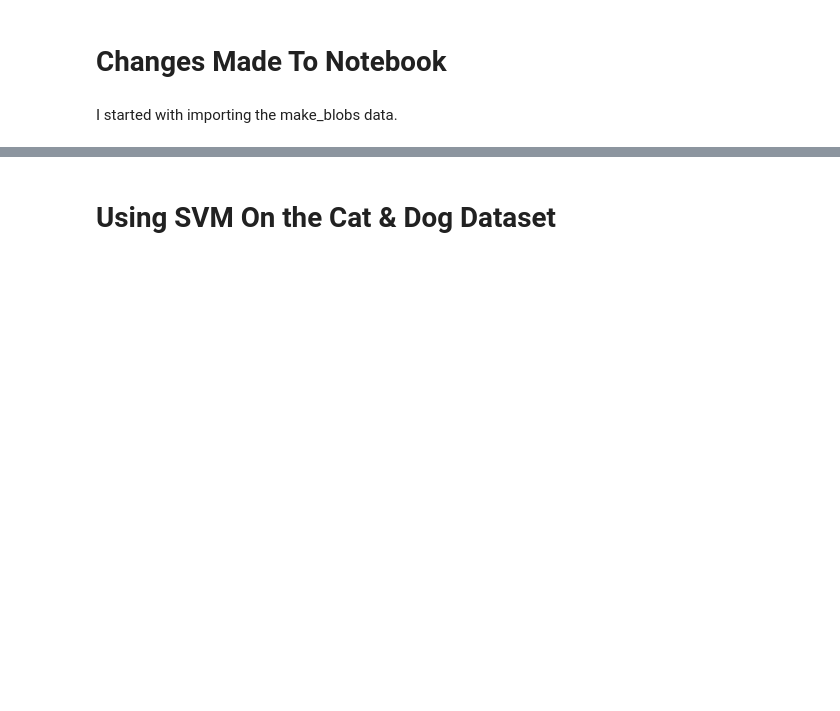
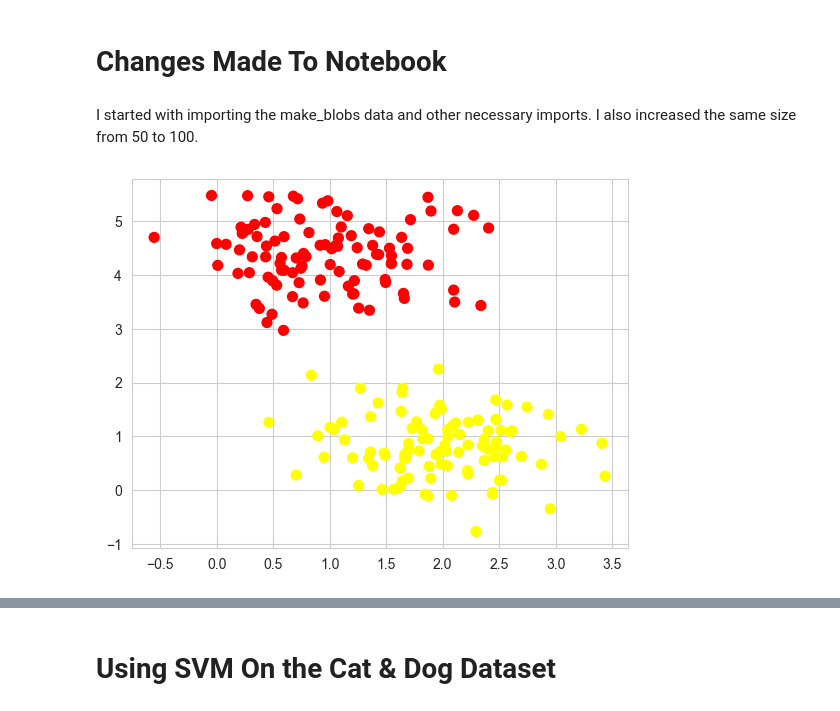
Before and after one commit to SarahMartin1244/DataScience, a Jupyter notebook: Support Vector Machines/Support_Vector_Machines_Practice.ipynb, the cells around one changed output, grey strips where cells are left out. Saved outputs shown, nothing was run; the diff lists cells and outputs as text; code cells hidden in the pictures; blank space fills up the shorter version.

```diff
--- a/Support Vector Machines/Support_Vector_Machines_Practice.ipynb
+++ b/Support Vector Machines/Support_Vector_Machines_Practice.ipynb
@@ -49,4 +49,26 @@ The model is trained to distinguish the difference between cat and dogs but I fo
 # %% [markdown]
 # Changes Made To Notebook
 # %% [markdown]
-I started with importing the make_blobs data.
+I started with importing the make_blobs data and other necessary imports. I also increased the same size from 50 to 100.
+# %%
+%matplotlib inline
+import numpy as np
+import matplotlib.pyplot as plt
+# plt.style.use('seaborn-whitegrid')
+from scipy import stats
+
+# Try to import seaborn as a style
+try:
+  import seaborn as sns
+  sns.set_style('whitegrid')
+except ImportError:
+  # If seaborn is not installed, use default matplotlib style
+  plt.style.use('seaborn-whitegrid')
+
+
+from sklearn.datasets import make_blobs
+X, y = make_blobs(n_samples=200, centers=2,
+                  random_state=0, cluster_std=0.60)
+plt.scatter(X[:, 0], X[:, 1], c=y, s=50, cmap='autumn');
+# %% [output]
+[figure, added]
```
Also changed, not shown: parts of 13 cells of this notebook.
